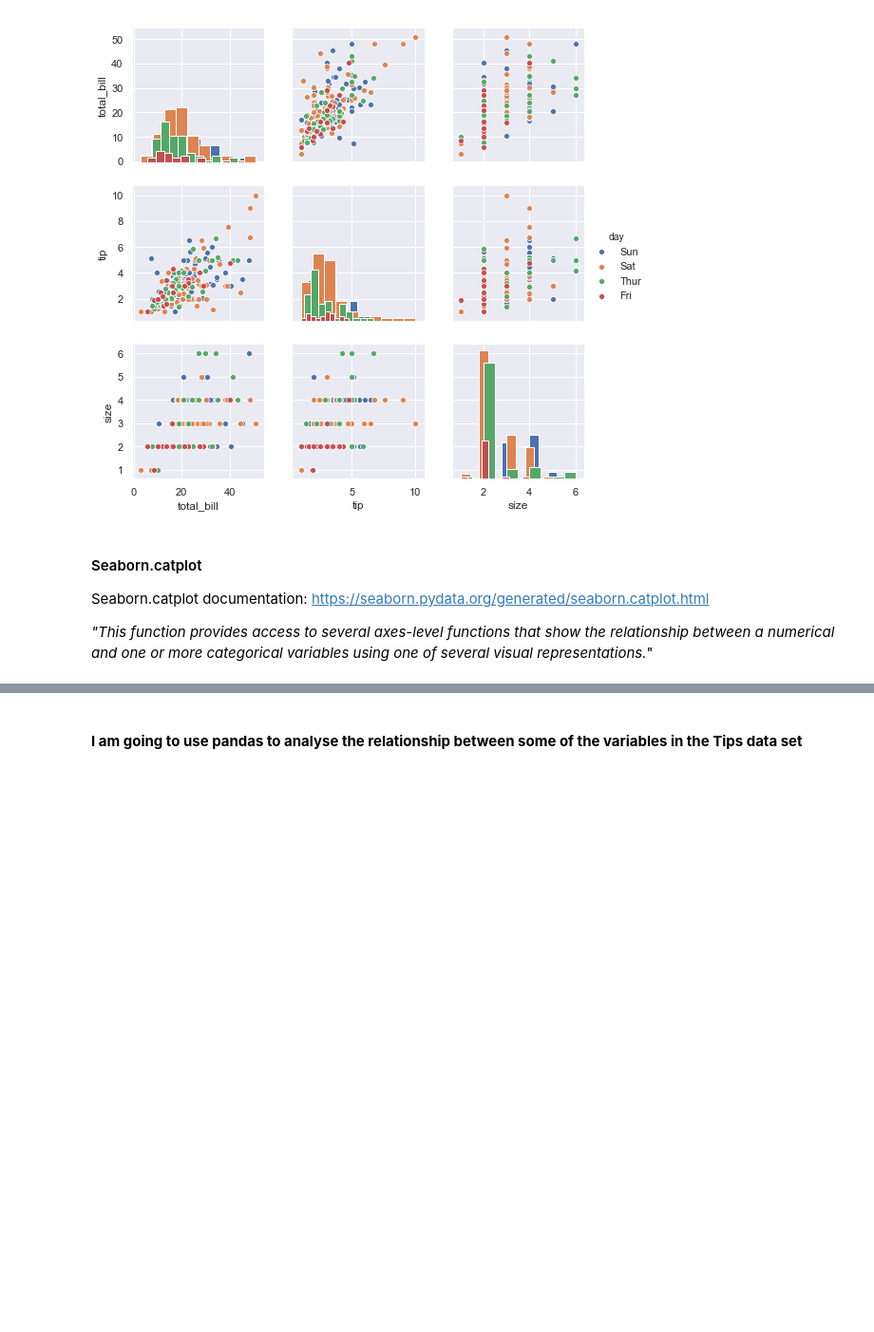
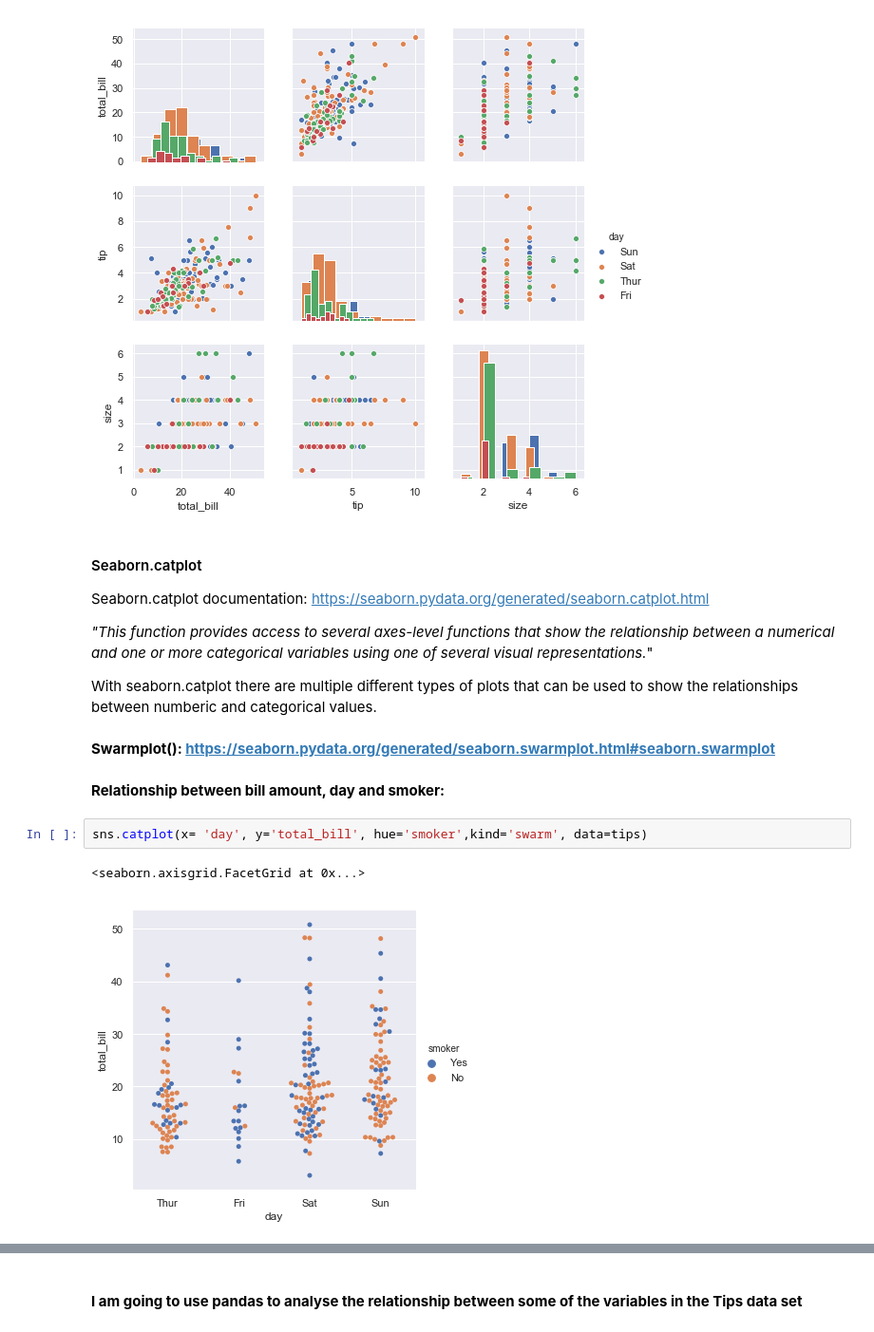
Before and after one commit to johndunne2019/Fundamentals-of-Data-Analysis-Project-2019, a Jupyter notebook: Tips-Dataset.ipynb, the cells around one changed output, grey strips where cells are left out. Shown at 95% size. Cells and saved outputs as stored; diff of their text form; blank space fills up the shorter version.

```diff
--- a/Tips-Dataset.ipynb
+++ b/Tips-Dataset.ipynb
@@ -1062,3 +1100,14 @@ sns.pairplot(df, hue= 'day', diag_kind = 'hist')
 Seaborn.catplot documentation: https://seaborn.pydata.org/generated/seaborn.catplot.html
 
 _"This function provides access to several axes-level functions that show the relationship between a numerical and one or more categorical variables using one of several visual representations._"
+
+With seaborn.catplot there are multiple different types of plots that can be used to show the relationships between numberic and categorical values.
+# %% [markdown]
+**Swarmplot(): https://seaborn.pydata.org/generated/seaborn.swarmplot.html#seaborn.swarmplot**
+# %% [markdown]
+**Relationship between bill amount, day and smoker:**
+# %%
+sns.catplot(x= 'day', y='total_bill', hue='smoker',kind='swarm', data=tips)
+# %% [output]
+<seaborn.axisgrid.FacetGrid at 0x...>
+[figure, added]
```
Also changed, not shown: parts of 24 cells of this notebook.
